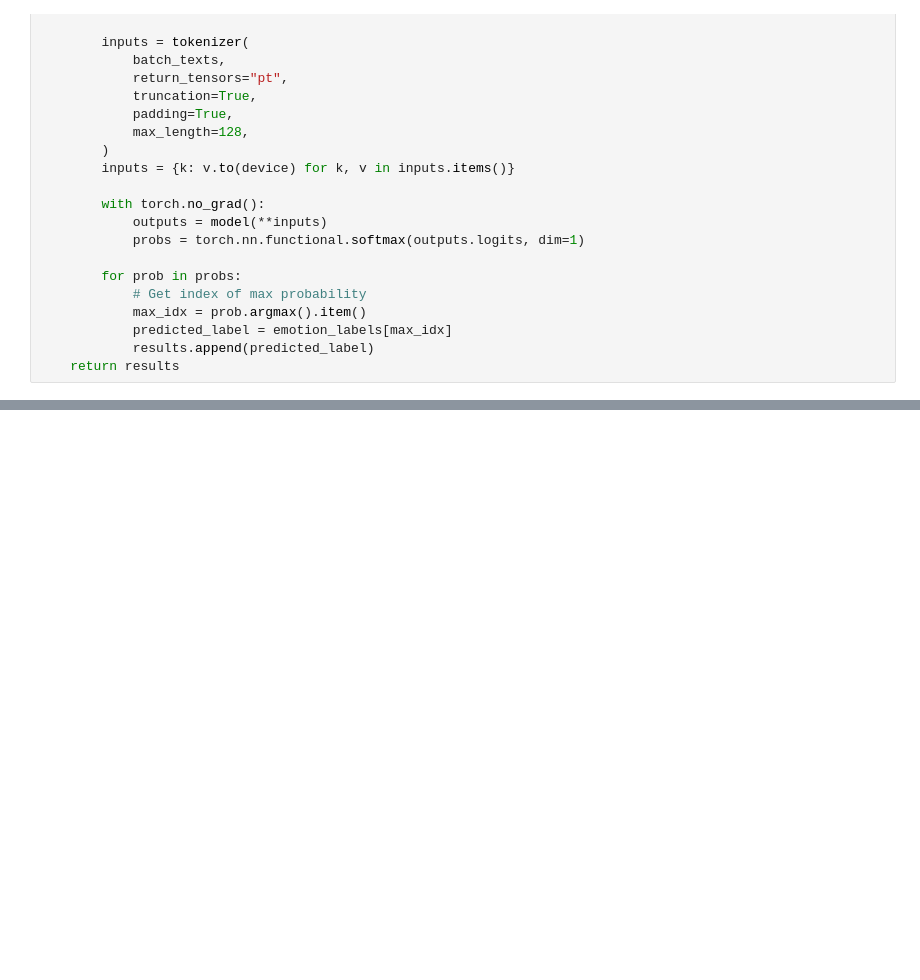
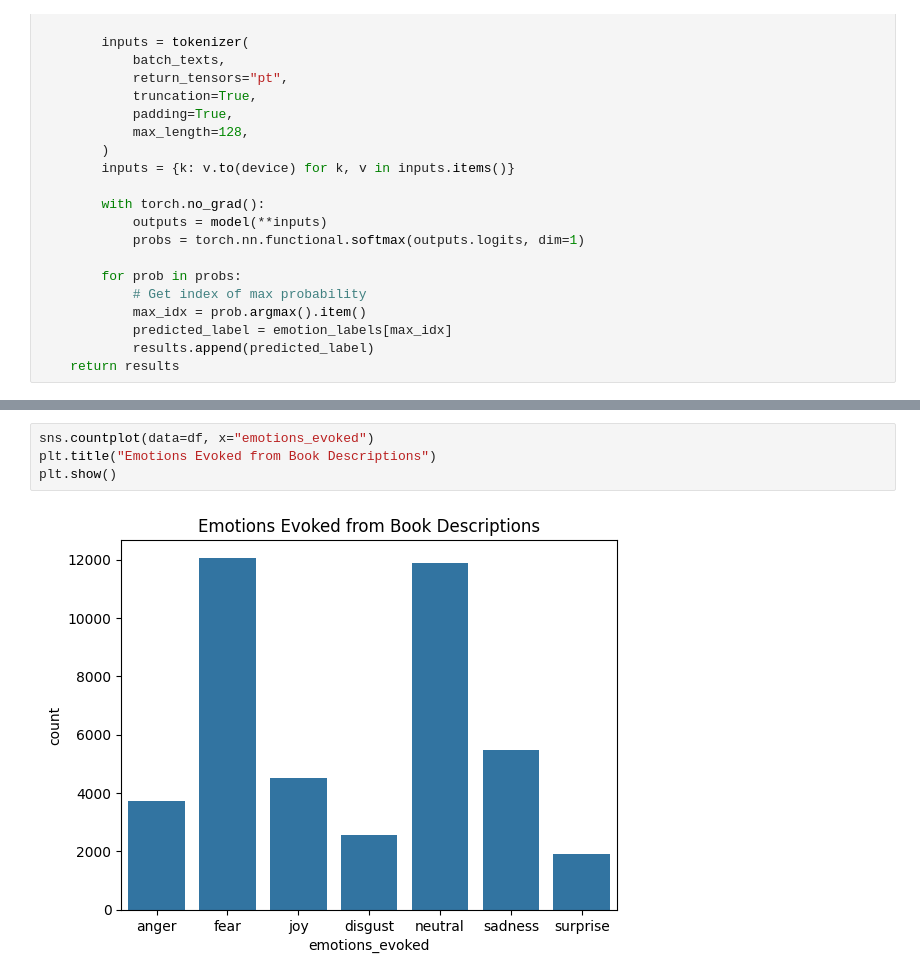
Before and after one commit to christiandarvs/MoodShelf, a Jupyter notebook: moodshelf.ipynb, the cells around one changed output, grey strips where cells are left out. Drawn from its saved outputs; the diff is of its cells as text; blank space fills up the shorter version.

```diff
--- a/moodshelf.ipynb
+++ b/moodshelf.ipynb
@@ -269,4 +253,10 @@ surprise     25
 Name: count, dtype: int64
+# %%
+sns.countplot(data=df, x="emotions_evoked")
+plt.title("Emotions Evoked from Book Descriptions")
+plt.show()
+# %% [output]
+[figure, added]
 # %%
 print(
     f'The Shining Description: {df[df["title"] == "The Shining"].description_cleaned.values}'
```
Also changed, not shown: parts of 14 cells of this notebook, 4 other files.
